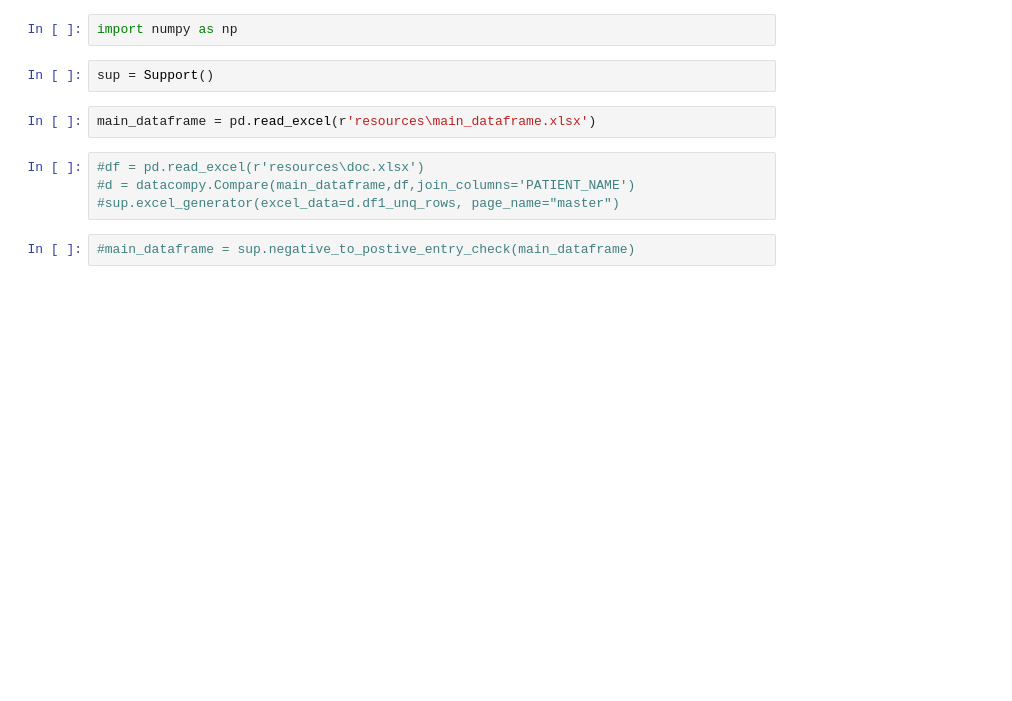
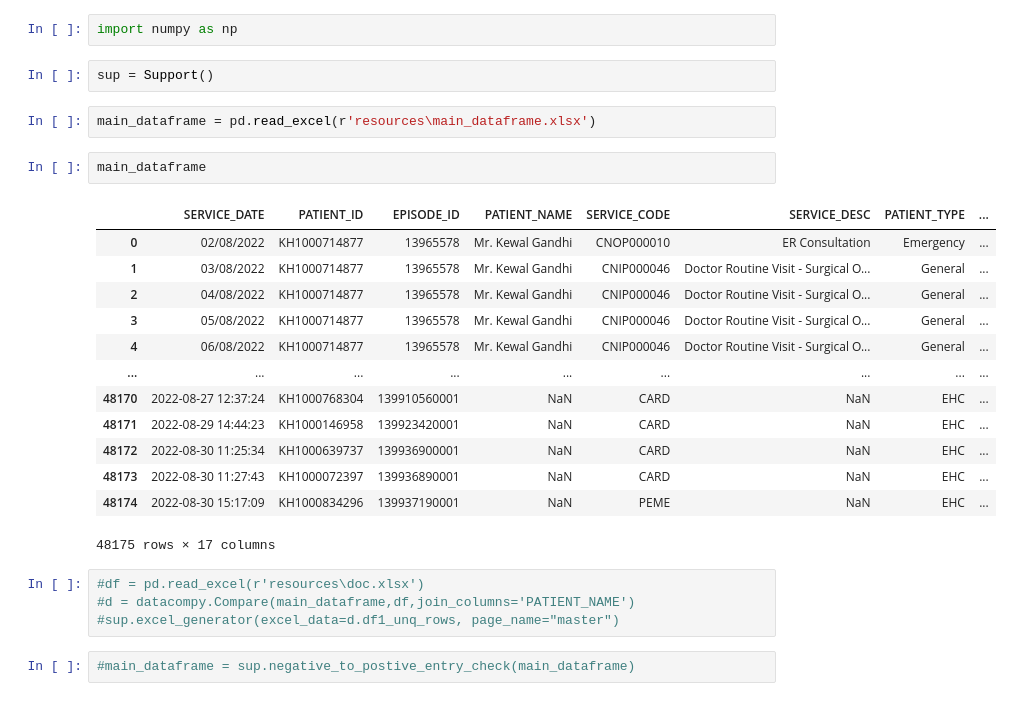
Before and after one commit to ahmedther/doctors_payout, a Jupyter notebook: doctors_payout/payout_app/test.ipynb, the cells around one changed output. Cells and saved outputs as stored; diff of their text form; blank space fills up the shorter version.

```diff
--- a/doctors_payout/payout_app/test.ipynb
+++ b/doctors_payout/payout_app/test.ipynb
@@ -16,6 +18,22 @@ import numpy as np
 sup = Support()
 # %%
 main_dataframe = pd.read_excel(r'resources\main_dataframe.xlsx')
+# %%
+main_dataframe
+# %% [output]
+|  | SERVICE_DATE | PATIENT_ID | EPISODE_ID | PATIENT_NAME | SERVICE_CODE | SERVICE_DESC | PATIENT_TYPE | ... |
+| 0 | 02/08/2022 | KH1000714877 | 13965578 | Mr. Kewal Gandhi | CNOP000010 | ER Consultation | Emergency | ... |
+| 1 | 03/08/2022 | KH1000714877 | 13965578 | Mr. Kewal Gandhi | CNIP000046 | Doctor Routine Visit - Surgical O... | General | ... |
+| 2 | 04/08/2022 | KH1000714877 | 13965578 | Mr. Kewal Gandhi | CNIP000046 | Doctor Routine Visit - Surgical O... | General | ... |
+| 3 | 05/08/2022 | KH1000714877 | 13965578 | Mr. Kewal Gandhi | CNIP000046 | Doctor Routine Visit - Surgical O... | General | ... |
+| 4 | 06/08/2022 | KH1000714877 | 13965578 | Mr. Kewal Gandhi | CNIP000046 | Doctor Routine Visit - Surgical O... | General | ... |
+| ... | ... | ... | ... | ... | ... | ... | ... | ... |
+| 48170 | 2022-08-27 12:37:24 | KH1000768304 | 139910560001 | NaN | CARD | NaN | EHC | ... |
+| 48171 | 2022-08-29 14:44:23 | KH1000146958 | 139923420001 | NaN | CARD | NaN | EHC | ... |
+| 48172 | 2022-08-30 11:25:34 | KH1000639737 | 139936900001 | NaN | CARD | NaN | EHC | ... |
+| 48173 | 2022-08-30 11:27:43 | KH1000072397 | 139936890001 | NaN | CARD | NaN | EHC | ... |
+| 48174 | 2022-08-30 15:17:09 | KH1000834296 | 139937190001 | NaN | PEME | NaN | EHC | ... |
+48175 rows × 17 columns
 # %%
 #df = pd.read_excel(r'resources\doc.xlsx')
 #d = datacompy.Compare(main_dataframe,df,join_columns='PATIENT_NAME')
```
Also changed, not shown: parts of 6 cells of this notebook, 25 other files.
